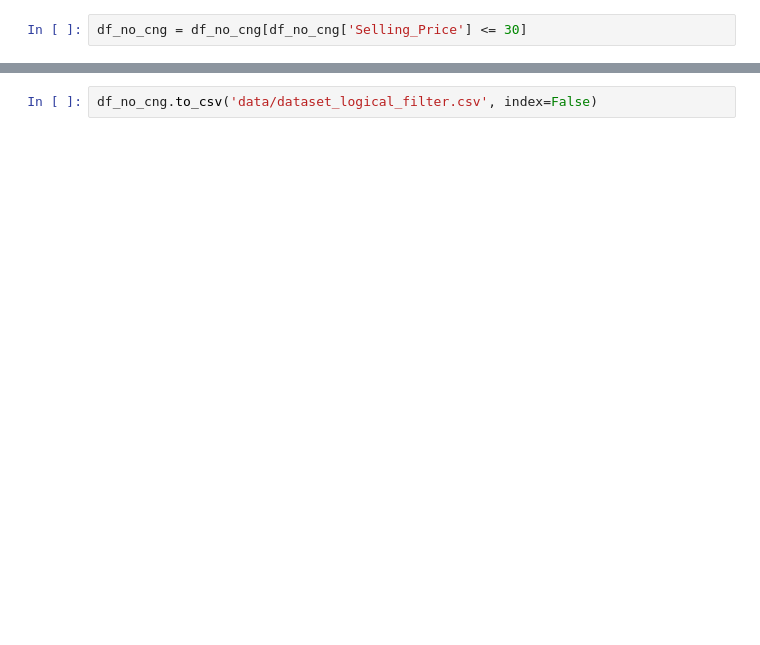
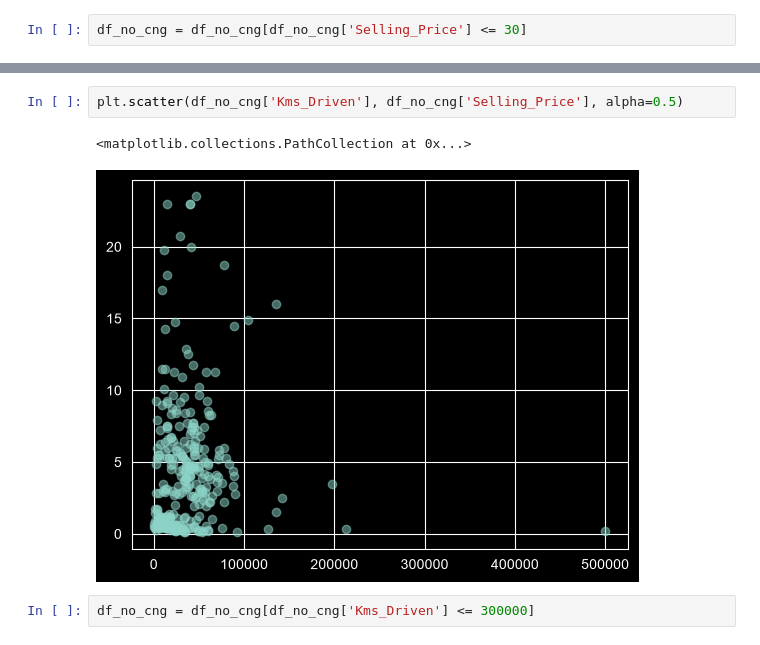
Before and after one commit to MHDadkhah172/MLDailyProject, a Jupyter notebook: 01_car_price_prediction/data_analyze.ipynb, the cells around one changed output, grey strips where cells are left out. Cells and saved outputs as stored; diff of their text form; blank space fills up the shorter version.

```diff
--- a/01_car_price_prediction/data_analyze.ipynb
+++ b/01_car_price_prediction/data_analyze.ipynb
@@ -378,2 +369,7 @@ plt.scatter(df_no_cng['Fuel_Type'], df_no_cng['Selling_Price'], alpha=0.5)
-# %%
-df_no_cng.to_csv('data/dataset_logical_filter.csv', index=False)
+# %%
+plt.scatter(df_no_cng['Kms_Driven'], df_no_cng['Selling_Price'], alpha=0.5)
+# %% [output]
+<matplotlib.collections.PathCollection at 0x...>
+[figure, added]
+# %%
+df_no_cng = df_no_cng[df_no_cng['Kms_Driven'] <= 300000]
```
Also changed, not shown: parts of 23 cells of this notebook, 3 other files.
